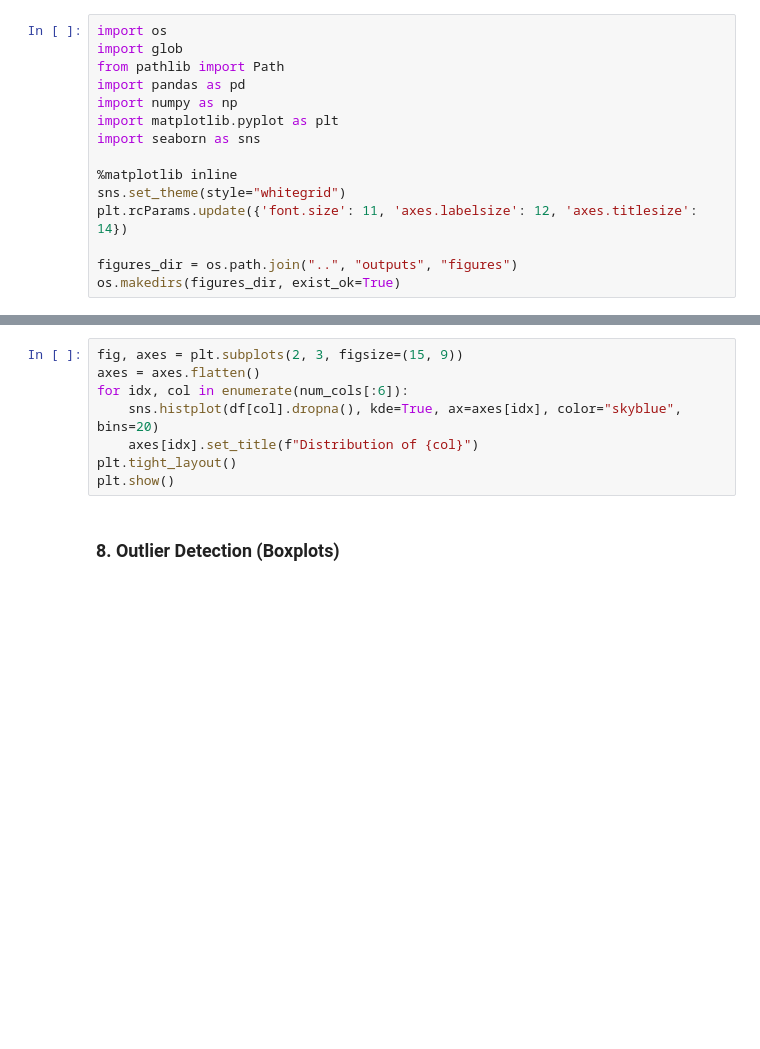
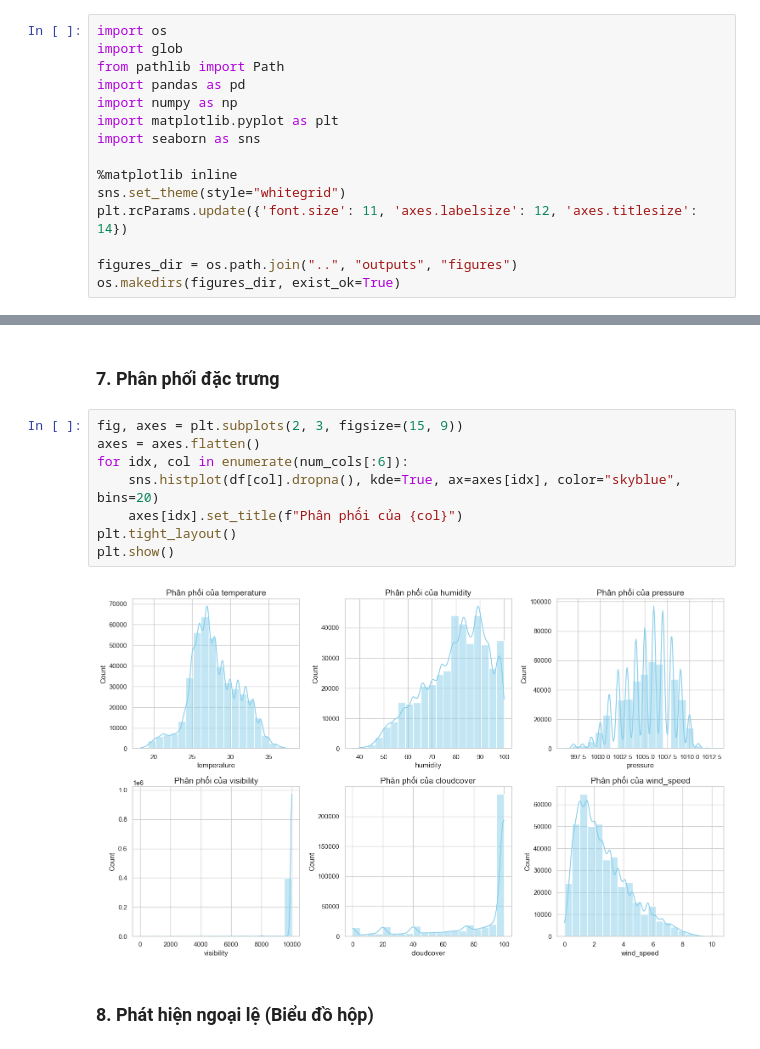
Before and after one commit to Bambizled/RainForecast_LinearRegression, a Jupyter notebook: notebooks/EDA.ipynb, the cells around one changed output, grey strips where cells are left out. Drawn from its saved outputs; the diff is of its cells as text; blank space fills up the shorter version.

```diff
--- a/notebooks/EDA.ipynb
+++ b/notebooks/EDA.ipynb
@@ -60,13 +105,17 @@ plt.show()
+# %% [markdown]
+### 7. Phân phối đặc trưng
 # %%
 fig, axes = plt.subplots(2, 3, figsize=(15, 9))
 axes = axes.flatten()
 for idx, col in enumerate(num_cols[:6]):
     sns.histplot(df[col].dropna(), kde=True, ax=axes[idx], color="skyblue", bins=20)
-    axes[idx].set_title(f"Distribution of {col}")
+    axes[idx].set_title(f"Phân phối của {col}")
 plt.tight_layout()
 plt.show()
+# %% [output]
+[figure, added]
-# %% [markdown]
-### 8. Outlier Detection (Boxplots)
+# %% [markdown]
+### 8. Phát hiện ngoại lệ (Biểu đồ hộp)
 # %%
 fig, axes = plt.subplots(1, 6, figsize=(18, 5))
 for idx, col in enumerate(num_cols[:6]):
```
Also changed, not shown: parts of 21 cells of this notebook.
